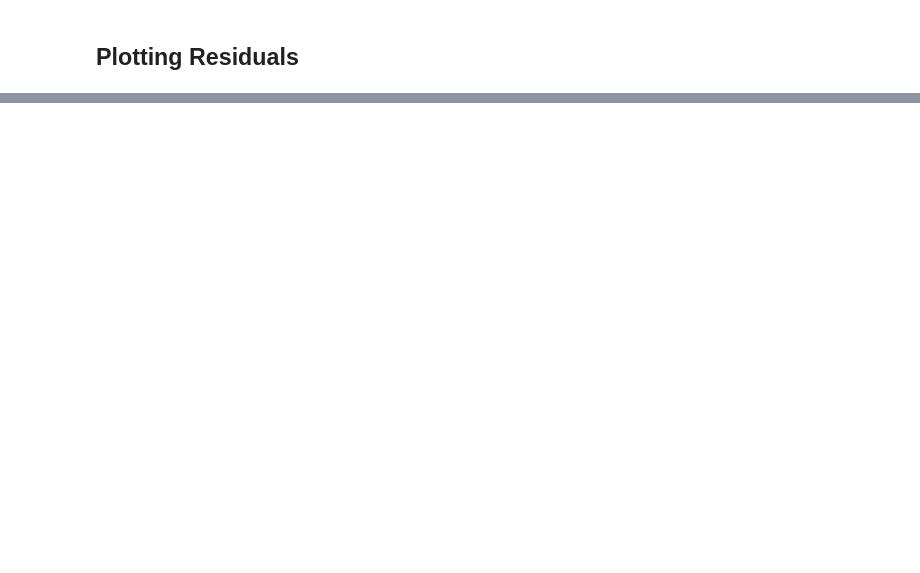
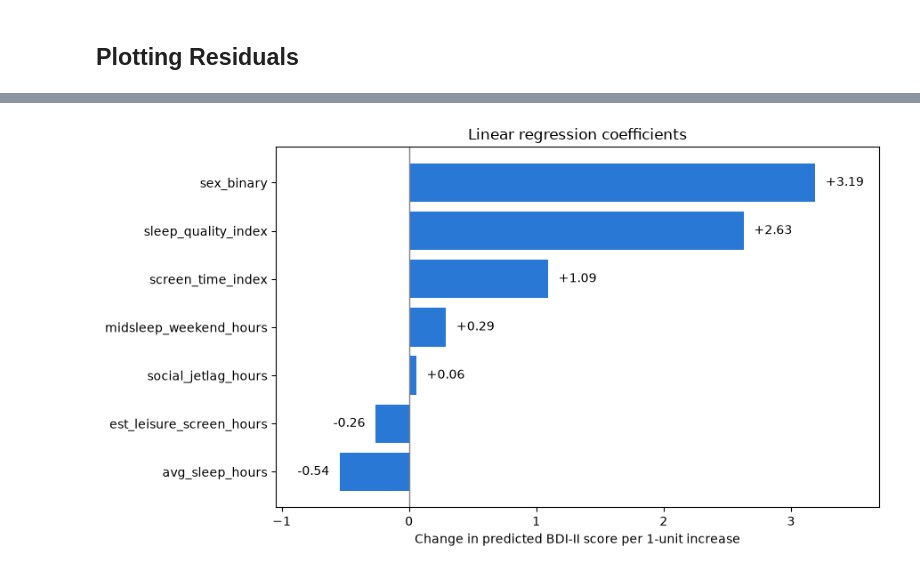
Before and after one commit to muhammadhasrizal2-commits/sleep-mood-bdi-analysis, a Jupyter notebook: notebooks/modelling.ipynb, the cells around one changed output, grey strips where cells are left out. Cells and saved outputs as stored; diff of their text form; code cells hidden in the pictures; blank space fills up the shorter version.

```diff
--- a/notebooks/modelling.ipynb
+++ b/notebooks/modelling.ipynb
@@ -248,0 +410,18 @@ The honest story is: the pipeline and evaluation are done correctly, the model i
+# %%
+# Slide 2, visual 1: coefficients (BDI points per 1-unit increase in each predictor)
+coef_plot = coefficients.sort_values()
+
+plt.figure(figsize=(9, 5))
+bars = plt.barh(coef_plot.index, coef_plot.values, color="#2a78d6")
+for bar, value in zip(bars, coef_plot.values):
+    plt.text(value + (0.08 if value >= 0 else -0.08), bar.get_y() + bar.get_height() / 2,
+             f"{value:+.2f}", va="center", ha="left" if value >= 0 else "right")
+plt.axvline(0, color="grey", linewidth=1)
+plt.xlim(coef_plot.min() - 0.5, coef_plot.max() + 0.5)
+plt.xlabel("Change in predicted BDI-II score per 1-unit increase")
+plt.title("Linear regression coefficients")
+plt.tight_layout()
+plt.savefig("slide2_coefficients.png", dpi=200, bbox_inches="tight")
+plt.show()
+# %% [output]
+[figure, added]
```
Also changed, not shown: parts of 22 cells of this notebook, 5 other files.
